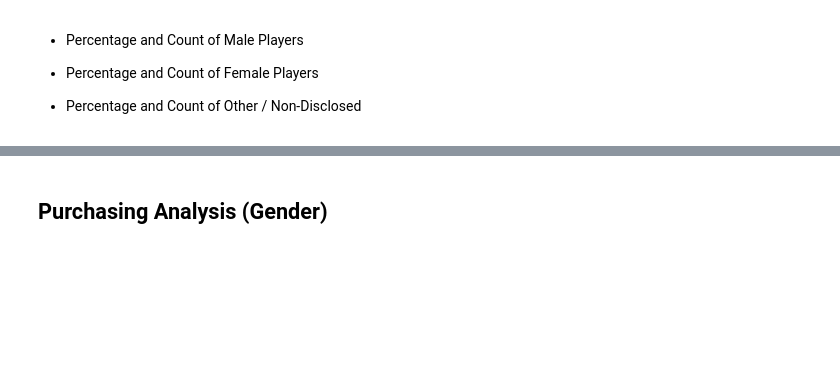
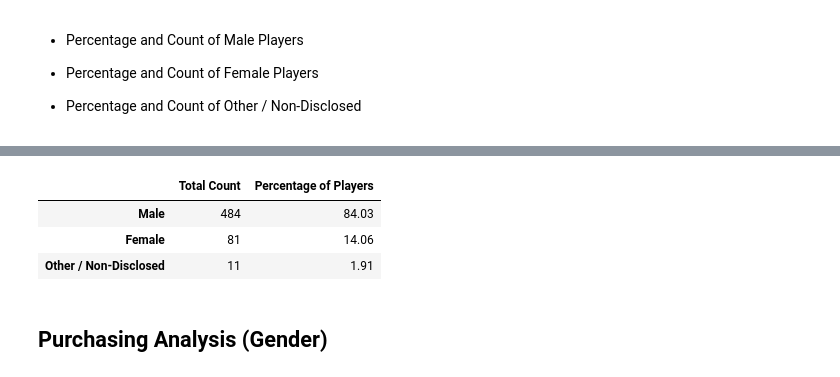
Before and after one commit to lcswsher/pandas_challenge, a Jupyter notebook: Homework_Pandas_Heros_of_Pymoli.ipynb, the cells around one changed output, grey strips where cells are left out. Cells and saved outputs as stored; diff of their text form; code cells hidden in the pictures; blank space fills up the shorter version.

```diff
--- a/Homework_Pandas_Heros_of_Pymoli.ipynb
+++ b/Homework_Pandas_Heros_of_Pymoli.ipynb
@@ -81,3 +74,26 @@ TypeError: unsupported format string passed to Series.__format__
+# %%
+GenDemo_df = purchase_data.copy()
+
+#DataFrame.drop_duplicates
+#Parameters "subset" consider column "SN" for identifying duplicates, "keep" the first duplicate and drop the others
+GenDemo_df1 = GenDemo_df.drop_duplicates(subset='SN', keep='first')
+# %%
+GenDemo_totals = GenDemo_df1["Gender"].value_counts()
+
+# pandas.Series.value_counts, Return a Series containing counts of unique values.
+# With normalize set to True, returns the relative frequency by dividing all values by the sum of values.
+
+GenDemo_percents = round(GenDemo_df1["Gender"].value_counts(normalize=True) * 100, 2)
+
+GenDemo_Finished = pd.DataFrame([])
+GenDemo_Finished["Total Count"] = GenDemo_totals
+GenDemo_Finished["Percentage of Players"] = GenDemo_percents
+GenDemo_Finished
+# %% [output]
+|  | Total Count | Percentage of Players |
+| Male | 484 | 84.03 |
+| Female | 81 | 14.06 |
+| Other / Non-Disclosed | 11 | 1.91 |
 # %% [markdown]
 
 ## Purchasing Analysis (Gender)
```
Also changed, not shown: parts of 13 cells of this notebook.
